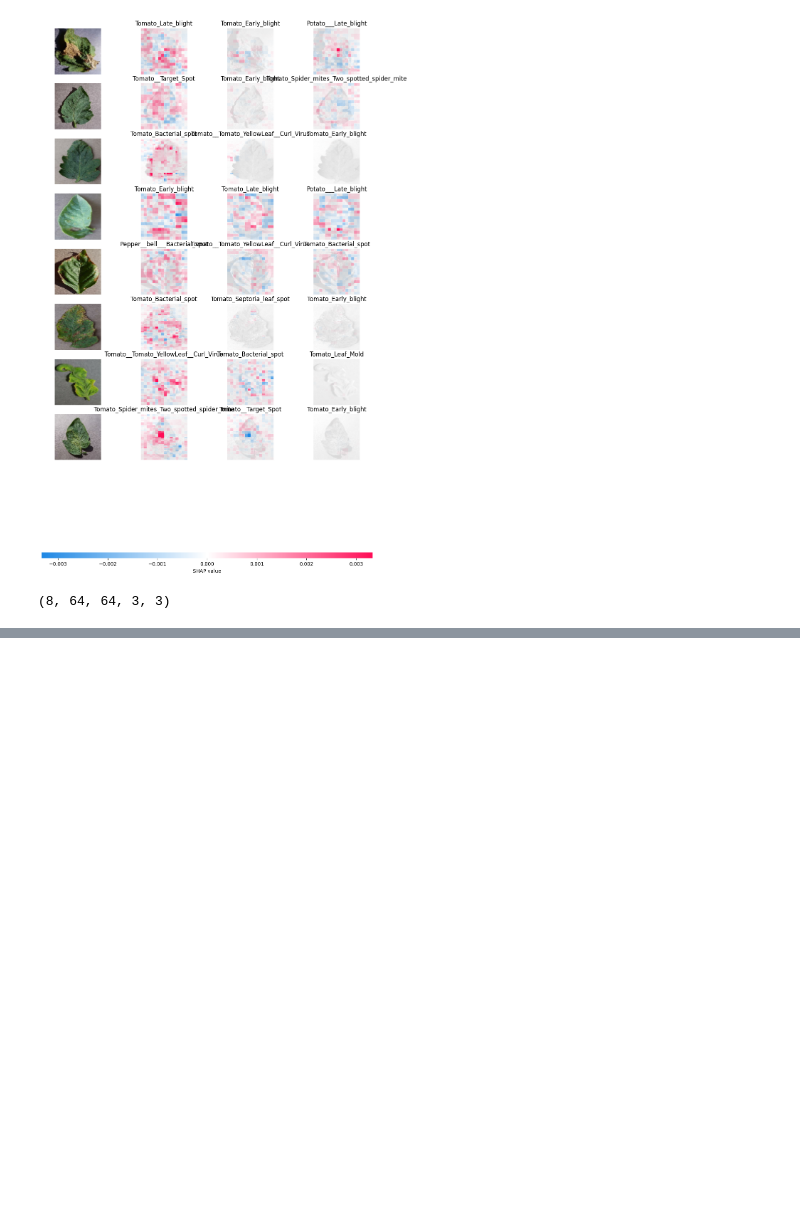
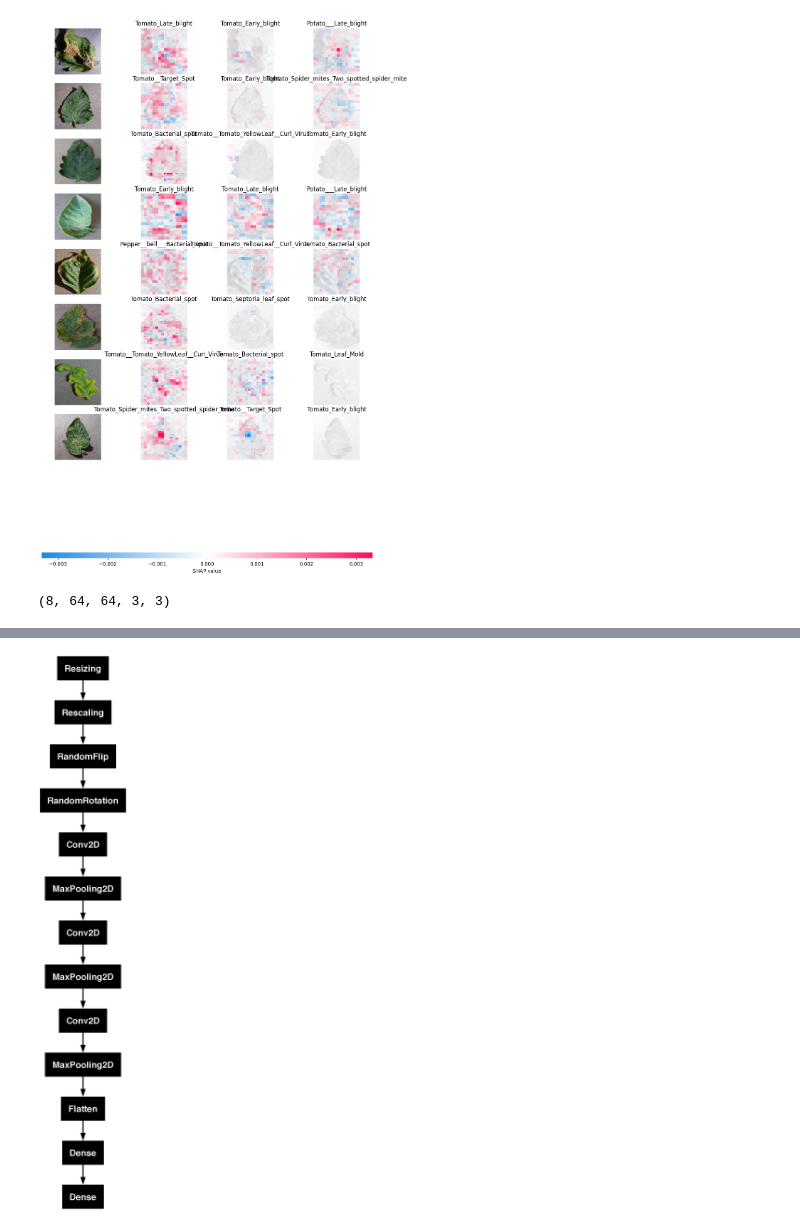
Before and after one commit to oceeta/crop-disease-detection, a Jupyter notebook: training/training copy.ipynb, the cells around one changed output, grey strips where cells are left out. Cells and saved outputs as stored; diff of their text form; code cells hidden in the pictures; blank space fills up the shorter version.

```diff
--- a/training/training copy.ipynb
+++ b/training/training copy.ipynb
@@ -371,0 +579,6 @@ config={'module': 'keras', 'class_name': 'Sequential', 'config': {'name': 'seque
+# %%
+from keras.utils import plot_model
+
+plot_model(model_2)
+# %% [output]
+[figure, added]
```
Also changed, not shown: parts of 25 cells of this notebook, 7 other files.
